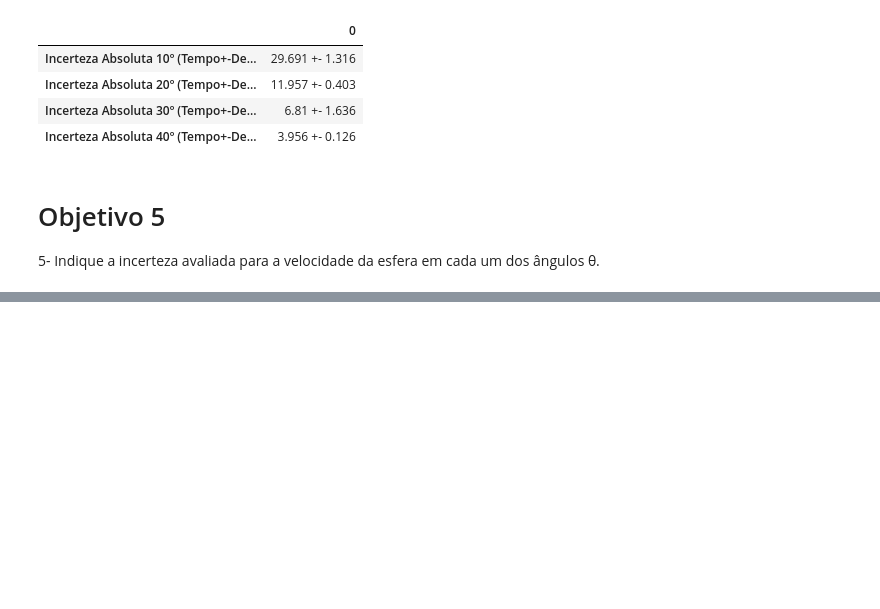
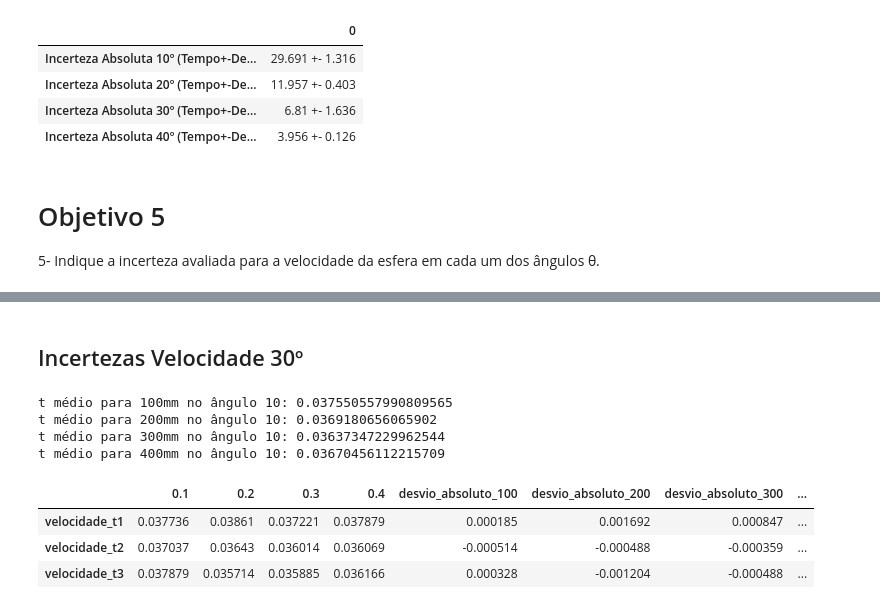
Before and after one commit to gfrigo/Experimento-Velocidade-Bolinha, a Jupyter notebook: tratamento_dados.ipynb, the cells around one changed output, grey strips where cells are left out. Cells and saved outputs as stored; diff of their text form; code cells hidden in the pictures; blank space fills up the shorter version.

```diff
--- a/analytics.ipynb
+++ b/tratamento_dados.ipynb
@@ -386,0 +497,27 @@ em cada um dos ângulos θ.
+# %% [markdown]
+## Incertezas Velocidade 30º
+# %%
+v_media_100_30 = ((1/len(df_30_graus))*(df_30_graus[0.1].sum()))
+v_media_200_30 = ((1/len(df_30_graus))*(df_30_graus[0.2].sum()))
+v_media_300_30 = ((1/len(df_30_graus))*(df_30_graus[0.3].sum()))
+v_media_400_30 = ((1/len(df_30_graus))*(df_30_graus[0.4].sum()))
+# %%
+print(f't médio para 100mm no ângulo 10: {v_media_100_30}')
+print(f't médio para 200mm no ângulo 10: {v_media_200_30}')
+print(f't médio para 300mm no ângulo 10: {v_media_300_30}')
+print(f't médio para 400mm no ângulo 10: {v_media_400_30}')
+# %% [output]
+t médio para 100mm no ângulo 10: 0.037550557990809565
+t médio para 200mm no ângulo 10: 0.0369180656065902
+t médio para 300mm no ângulo 10: 0.03637347229962544
+t médio para 400mm no ângulo 10: 0.03670456112215709
+# %%
+df_30_graus['desvio_absoluto_100'] = df_30_graus[0.1] - v_media_100_30
+df_30_graus['desvio_absoluto_200'] = df_30_graus[0.2] - v_media_200_30
+df_30_graus['desvio_absoluto_300'] = df_30_graus[0.3] - v_media_300_30
+df_30_graus['desvio_absoluto_400'] = df_30_graus[0.4] - v_media_400_30
+# %%
+df_30_graus['desvio_absoluto_100_modulo'] = df_30_graus['desvio_absoluto_100'].abs()
+df_30_graus['desvio_absoluto_200_modulo'] = df_30_graus['desvio_absoluto_200'].abs()
+df_30_graus['desvio_absoluto_300_modulo'] = df_30_graus['desvio_absoluto_300'].abs()
+df_30_graus['desvio_absoluto_400_modulo'] = df_30_graus['desvio_absoluto_400'].abs()
@@ -386,0 +530,8 @@ em cada um dos ângulos θ.
+# %%
+df_30_graus_velocidade = df_30_graus.drop(columns=['desvio_absoluto_100_modulo', 'desvio_absoluto_200_modulo', 'desvio_absoluto_300_modulo', 'desvio_absoluto_400_modulo'], axis=1)
+df_30_graus_velocidade
+# %% [output]
+|  | 0.1 | 0.2 | 0.3 | 0.4 | desvio_absoluto_100 | desvio_absoluto_200 | desvio_absoluto_300 | ... |
+| velocidade_t1 | 0.037736 | 0.03861 | 0.037221 | 0.037879 | 0.000185 | 0.001692 | 0.000847 | ... |
+| velocidade_t2 | 0.037037 | 0.03643 | 0.036014 | 0.036069 | -0.000514 | -0.000488 | -0.000359 | ... |
+| velocidade_t3 | 0.037879 | 0.035714 | 0.035885 | 0.036166 | 0.000328 | -0.001204 | -0.000488 | ... |
```
Also changed, not shown: parts of 60 cells of this notebook.
